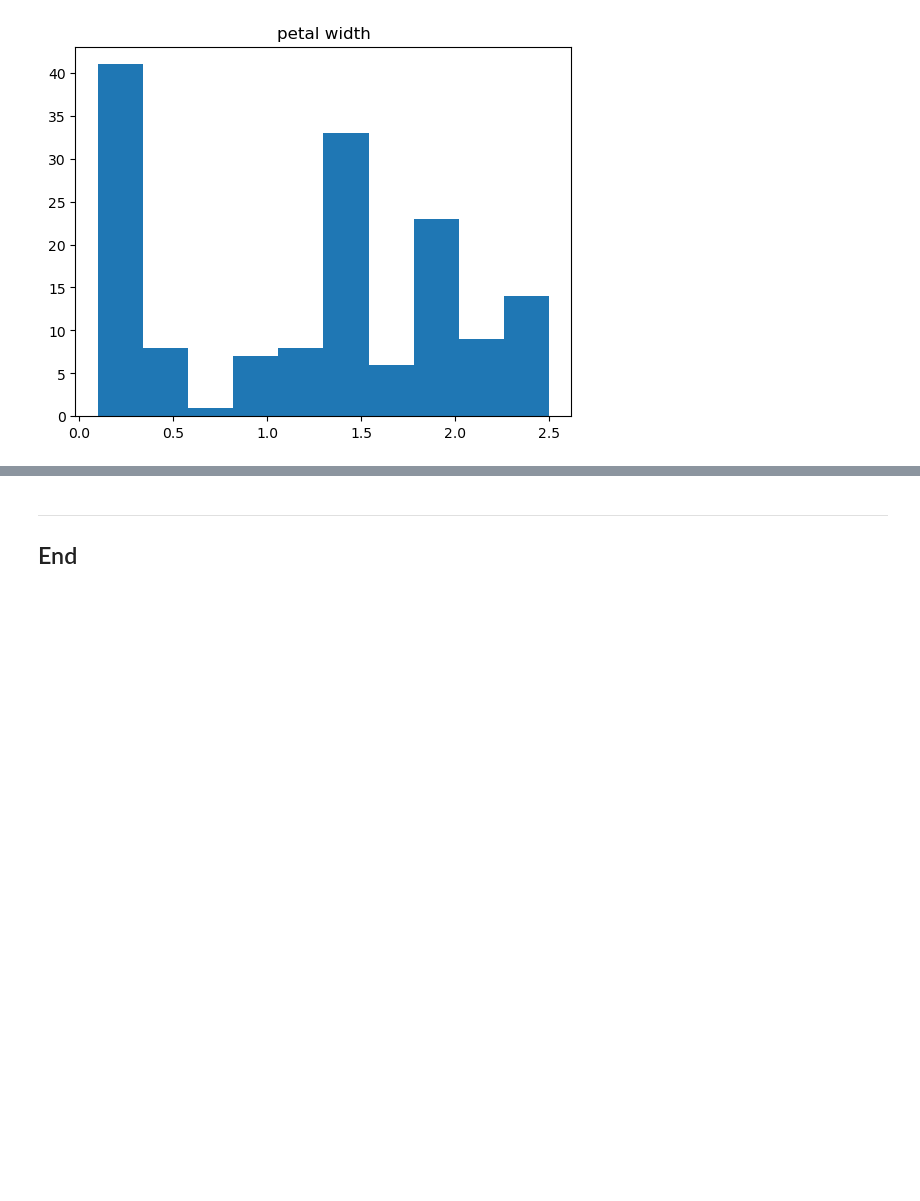
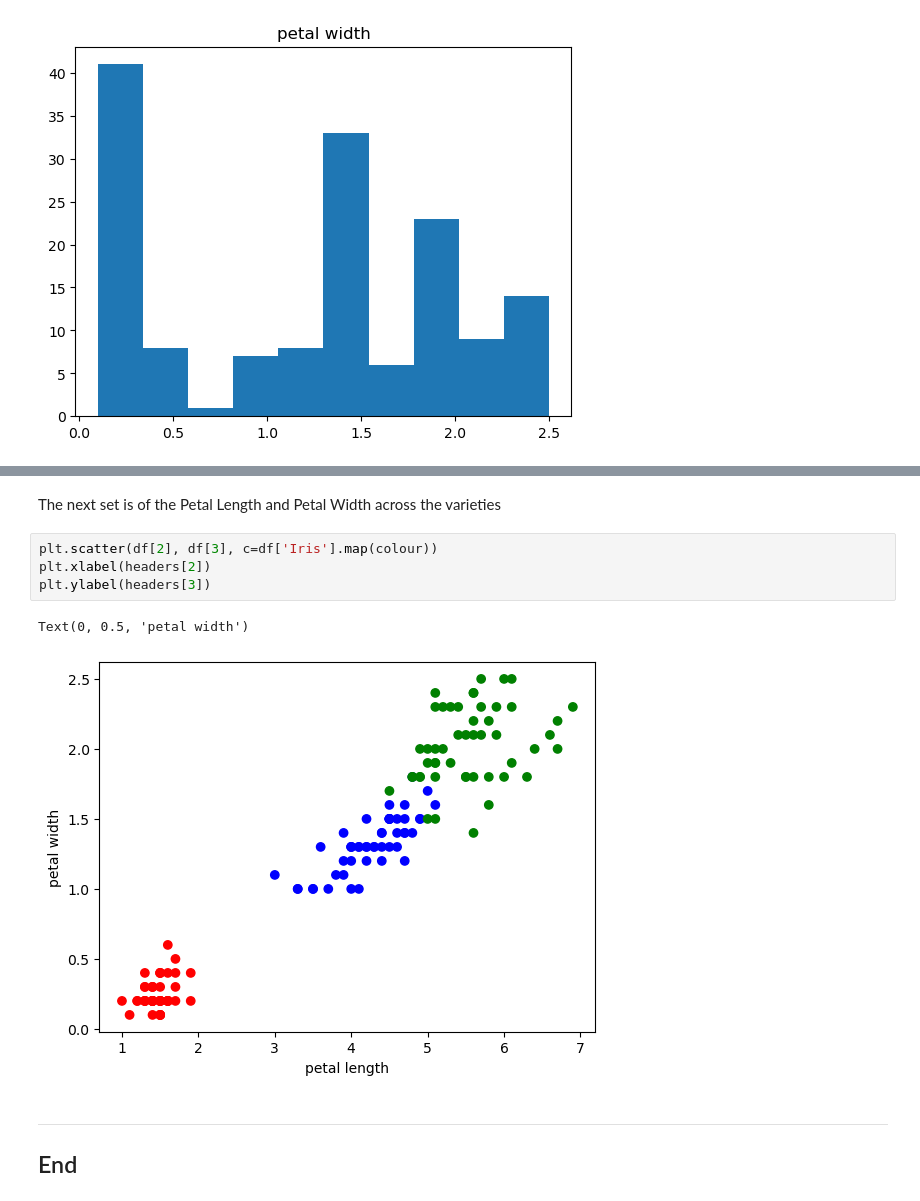
Before and after one commit to kevinsenan/4359-Fundamentals-of-Data-Analysis, a Jupyter notebook: Project.ipynb, the cells around one changed output, grey strips where cells are left out. Drawn from its saved outputs; the diff is of its cells as text; blank space fills up the shorter version.

```diff
--- a/Project.ipynb
+++ b/Project.ipynb
@@ -45,3 +55,12 @@ plt.show()
+# %% [markdown]
+The next set is of the Petal Length and Petal Width across the varieties
+# %%
+plt.scatter(df[2], df[3], c=df['Iris'].map(colour))
+plt.xlabel(headers[2])
+plt.ylabel(headers[3])
+# %% [output]
+Text(0, 0.5, 'petal width')
+[figure, added]
 # %% [markdown]
 ***
 
```
Also changed, not shown: parts of 2 cells of this notebook, 1 other file.
